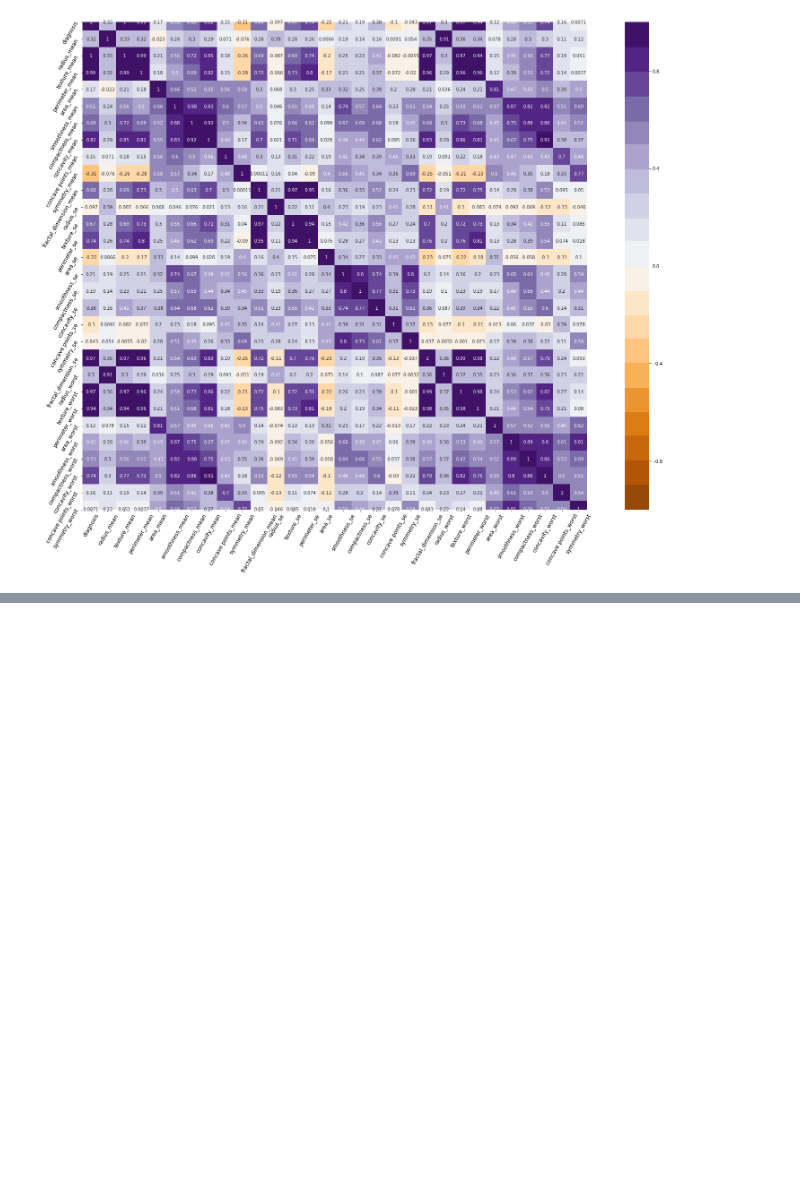
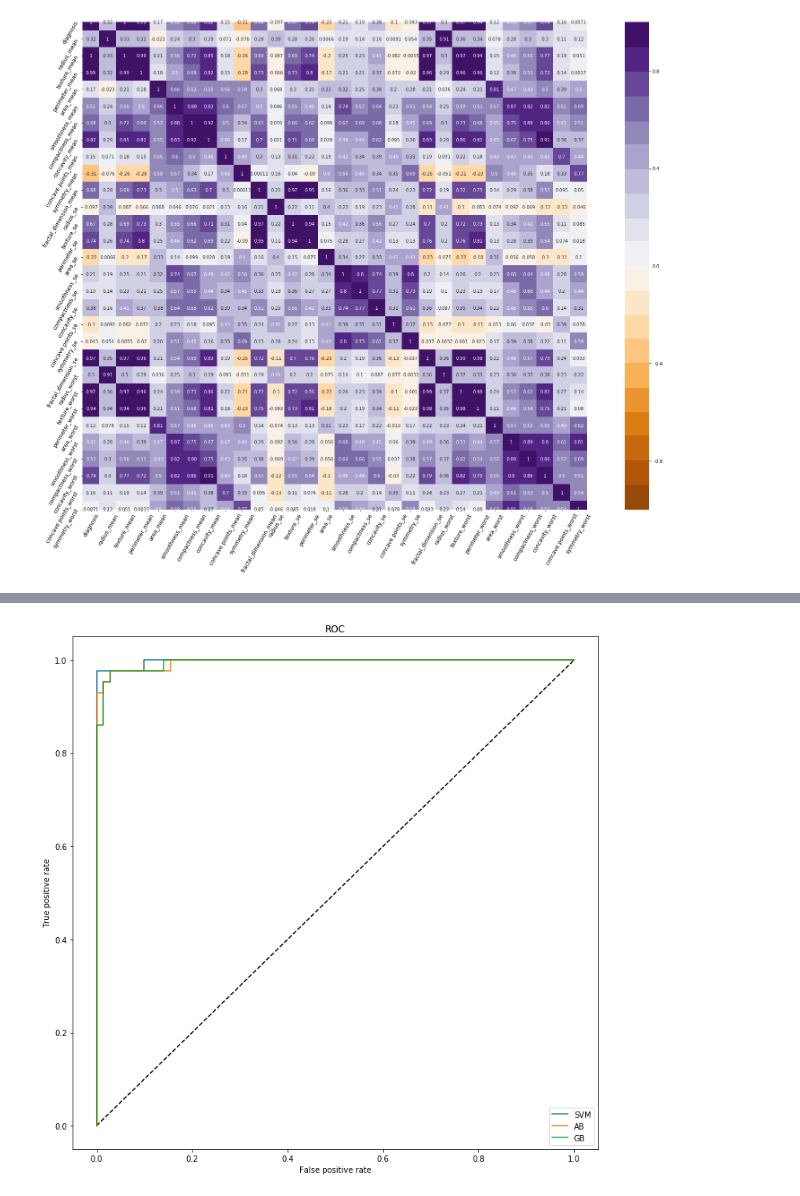
Before and after one commit to zuzanakovacsova/QB_DS_FinalProject, a Jupyter notebook: notebooks/Breast Cancer Wisconsin (Diagnostic) Data Set Team Pandas .ipynb, the cells around one changed output, grey strips where cells are left out. Drawn from its saved outputs; the diff is of its cells as text; code cells hidden in the pictures; blank space fills up the shorter version.

```diff
--- a/notebooks/Breast Cancer Wisconsin (Diagnostic) Data Set Team Pandas .ipynb
+++ b/notebooks/Breast Cancer Wisconsin (Diagnostic) Data Set Team Pandas .ipynb
@@ -134,0 +265,12 @@ One such example are <b>K-nearest neighbours</b>, often used with this data set
+# %%
+params_AB = {
+ 'n_estimators': [20, 50, 100],
+ 'learning_rate' : [0.01,0.05,0.1,0.3,1]}
+classifier_AB = AdaBoostClassifier(random_state=random_state)
+grid_AB = RandomizedSearchCV(classifier_AB,params_AB,n_iter = 300,scoring='roc_auc',random_state=random_state,n_jobs = -1,cv=5,verbose=0)
+grid_AB.fit(X_train,y_train);
+prediction_AB = grid_AB.predict(X_test)
+ab_tn, ab_fp, ab_fn, ab_tp = metrics.confusion_matrix(y_test, prediction_AB).ravel()
+recall_AB = ab_tp/(ab_tp + ab_fn)
+precision_AB = ab_tp/(ab_tp + ab_fp)
+probability_AB = grid_AB.predict_proba(X_test)
@@ -134,0 +279,13 @@ One such example are <b>K-nearest neighbours</b>, often used with this data set
+# %%
+# Tuning with same parameters as my random forest
+learning_rate = [0.1, 0.2, 0.3];
+params_GB = {'learning_rate': learning_rate,'n_estimators': n_estimators,'max_features':max_features,'max_depth':max_depth,
+             'min_samples_split':min_samples_split,'min_samples_leaf':min_samples_leaf}
+classifier_GB = GradientBoostingClassifier()
+grid_GB = RandomizedSearchCV(classifier_GB,params_GB,n_iter = 300,scoring='roc_auc',random_state=random_state,n_jobs = -1,cv=5,verbose=0)
+grid_GB.fit(X_train,y_train)
+prediction_GB = grid_GB.predict(X_test)
+gb_tn, gb_fp, gb_fn, gb_tp = metrics.confusion_matrix(y_test, prediction_GB).ravel()
+recall_GB = gb_tp/(gb_tp + gb_fn)
+precision_GB = gb_tp/(gb_tp + gb_fp);
+probability_GB = grid_GB.predict_proba(X_test)
@@ -134,0 +304,18 @@ One such example are <b>K-nearest neighbours</b>, often used with this data set
+# %%
+false_pos_rate_SVM,true_pos_rate_SVM, thresholds_SVM = roc_curve(y_test, probability_SVM[:, 1])
+false_pos_rate_AB,true_pos_rate_AB, thresholds_AB = roc_curve(y_test, probability_AB[:, 1])
+false_pos_rate_GB,true_pos_rate_GB, thresholds_GB = roc_curve(y_test, probability_GB[:, 1])
+
+# Plot the ROC curve
+fig = plt.figure(figsize=(12,12))
+plt.plot([0, 1], [0, 1], 'k--')
+plt.plot(false_pos_rate_SVM, true_pos_rate_SVM, label='SVM')
+plt.plot(false_pos_rate_AB, true_pos_rate_AB, label='AB')
+plt.plot(false_pos_rate_GB, true_pos_rate_GB, label='GB')
+plt.xlabel('False positive rate')
+plt.ylabel('True positive rate')
+plt.title('ROC')
+plt.legend(loc='best')
+plt.show()
+# %% [output]
+[figure, added]
```
Also changed, not shown: parts of 27 cells of this notebook, 1 other file.
